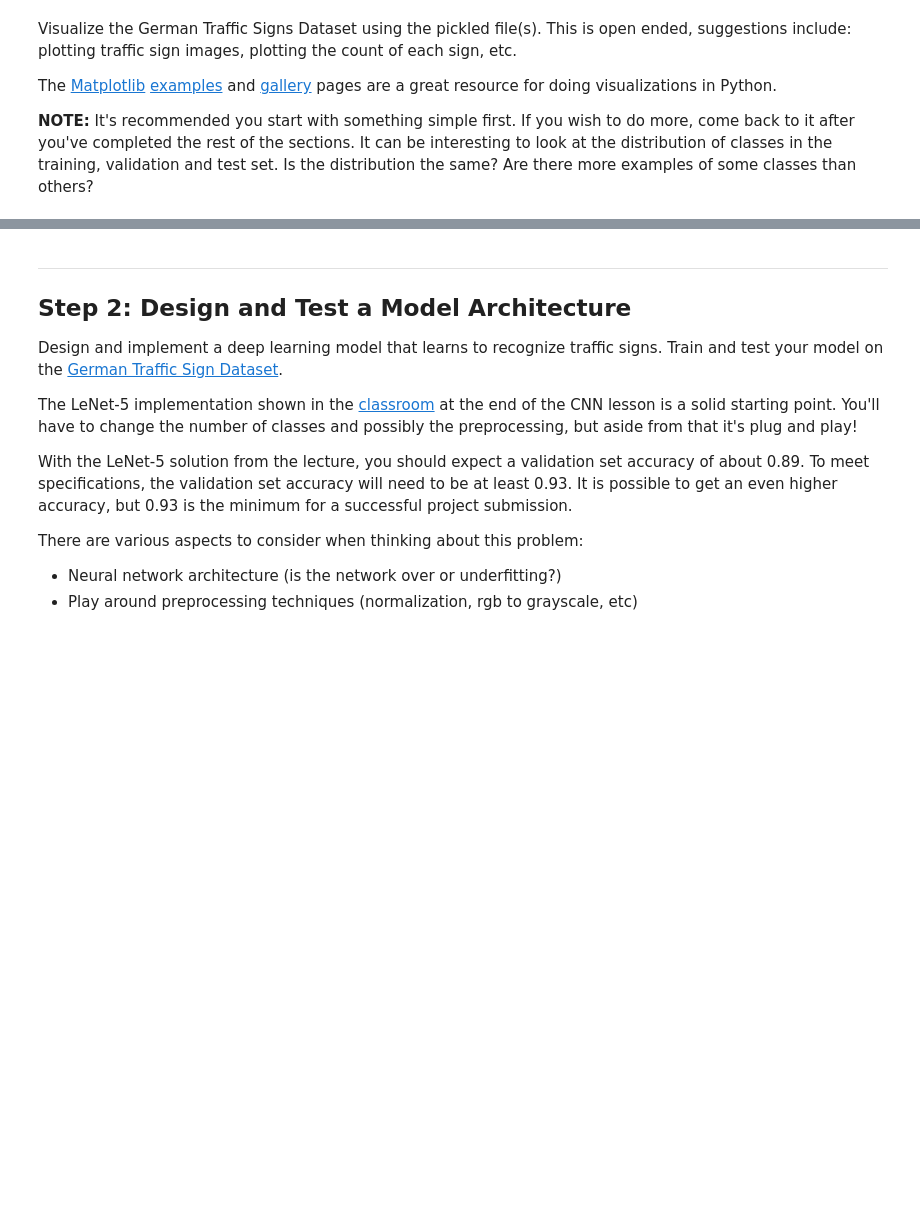
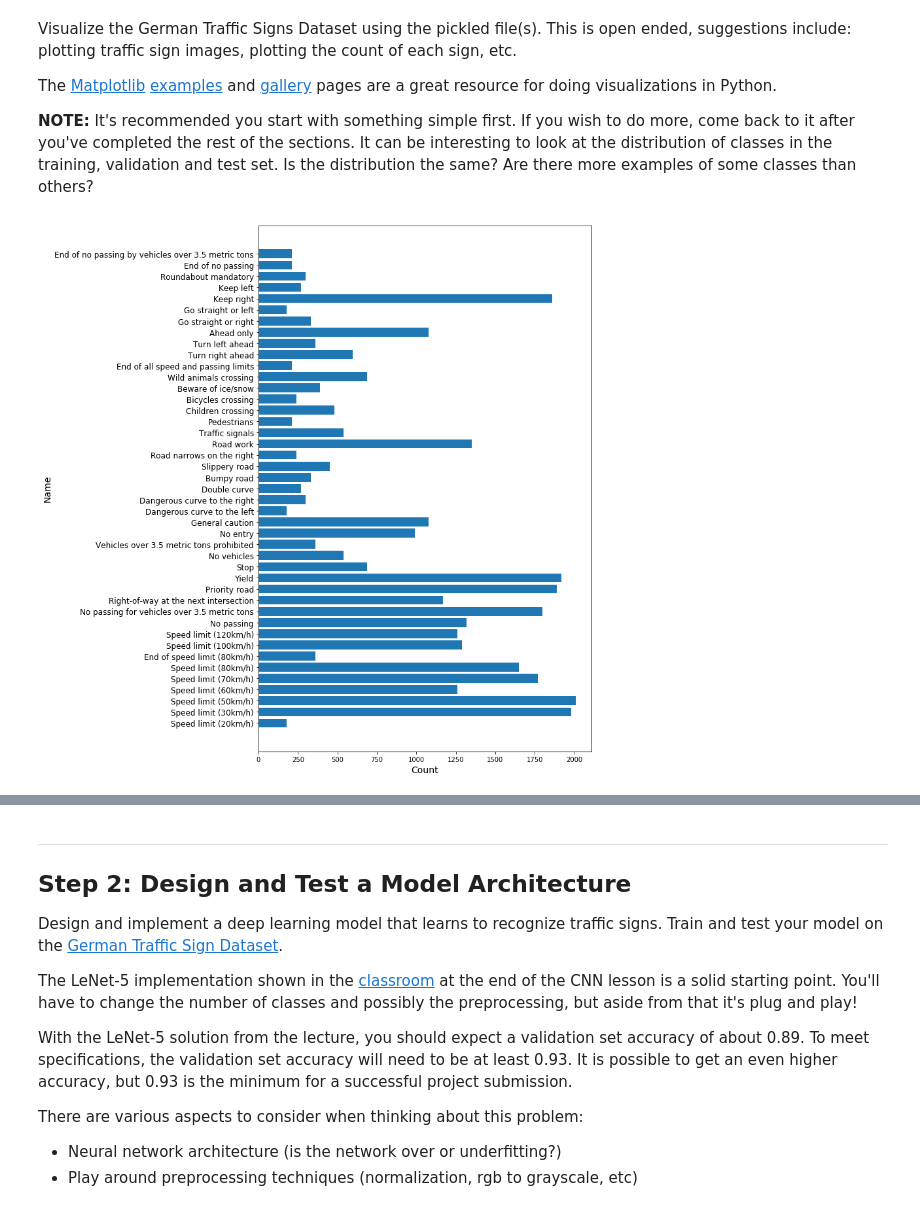
Before and after one commit to KazukiChiyo/traffic-sign, a Jupyter notebook: Traffic_Sign_Classifier.ipynb, the cells around one changed output, grey strips where cells are left out. Saved outputs shown, nothing was run; the diff lists cells and outputs as text; code cells hidden in the pictures; blank space fills up the shorter version.

Commit message:
finished traffic sign classifier

```diff
--- a/Traffic_Sign_Classifier.ipynb
+++ b/Traffic_Sign_Classifier.ipynb
@@ -59,20 +59,20 @@ Complete the basic data summary below. Use python, numpy and/or pandas methods t
 ### Use python, pandas or numpy methods rather than hard coding the results
 import numpy as np
 
-# TODO: Number of training examples
-n_train = X_train.shape[0]
+# Number of training examples
+n_train = _X_train.shape[0]
 
-# TODO: Number of validation examples
-n_validation = X_valid.shape[0]
+# Number of validation examples
+n_validation = _X_valid.shape[0]
 
-# TODO: Number of testing examples.
-n_test = X_test.shape[0]
+# Number of testing examples.
+n_test = _X_test.shape[0]
 
-# TODO: What's the shape of an traffic sign image?
-image_shape = X_train.shape[1:4]
+# What's the shape of an traffic sign image?
+image_shape = _X_train.shape[1:4]
 
-# TODO: How many unique classes/labels there are in the dataset.
-n_classes = len(np.unique(y_train))
+# How many unique classes/labels there are in the dataset.
+n_classes = len(np.unique(_y_train))
 
 print("Number of training examples =", n_train)
 print("Number of testing examples =", n_test)
@@ -97,3 +98,22 @@ The [Matplotlib](http://matplotlib.org/) [examples](http://matplotlib.org/exampl
 import matplotlib.pyplot as plt
 # Visualizations will be shown in the notebook.
 %matplotlib inline
+# %%
+from pandas import read_csv
+file_data = read_csv('signnames.csv')
+
+labels = file_data['SignName']
+hist, _ = np.histogram(_y_train, bins=n_classes)
+center = np.arange(0, n_classes, 1)
+
+matplotlib.rcParams['figure.figsize'] = (12, 12)
+plt.barh(center, hist, align='center')
+plt.ylabel('Name', fontsize=14)
+plt.xlabel('Count', fontsize=14)
+plt.yticks(range(n_classes), labels, size='large', rotation = 0)
+plt.tight_layout()
+plt.savefig('outputs/statistics.png')
+plt.show()
+matplotlib.rcParams['figure.figsize'] = (12, 12)
+# %% [output]
+[figure, added]
```
Also changed, not shown: parts of 21 cells of this notebook, 21 other files.
